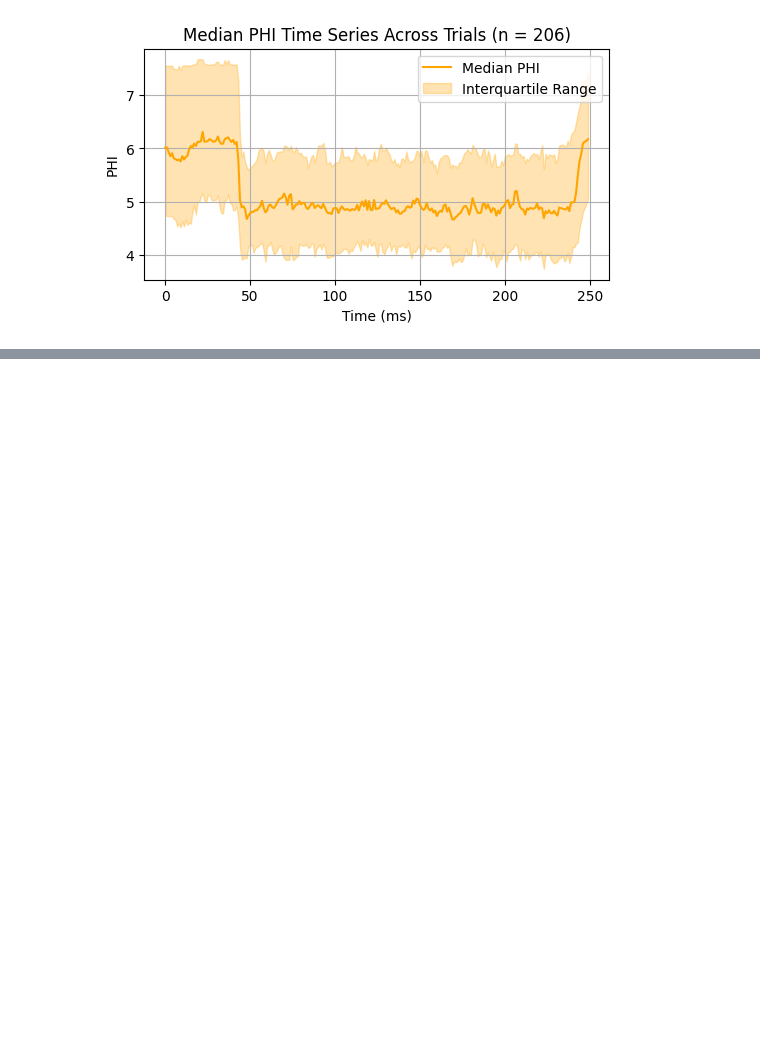
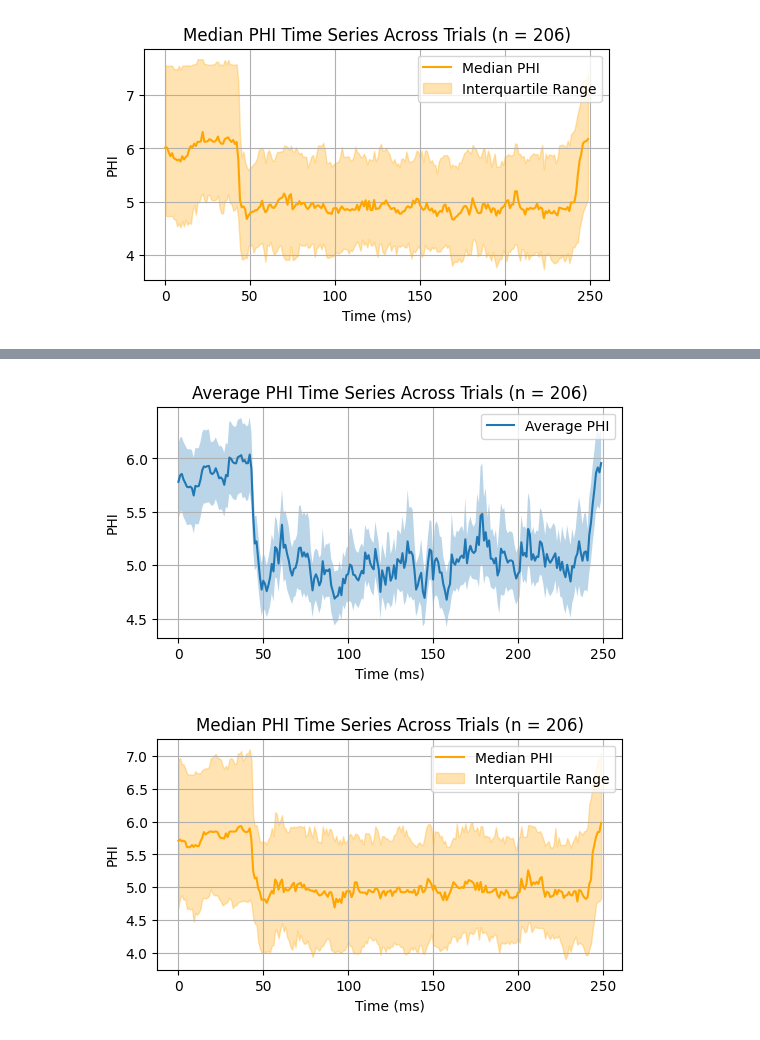
Before and after one commit to dralvima/IITmethods, a Jupyter notebook: Phi_EVPs.ipynb, the cells around one changed output, grey strips where cells are left out. Drawn from its saved outputs; the diff is of its cells as text; code cells hidden in the pictures; blank space fills up the shorter version.

```diff
--- a/Phi_EVPs.ipynb
+++ b/Phi_EVPs.ipynb
@@ -466,0 +670,60 @@ plt.show()
+# %%
+import seaborn as sns
+import warnings
+# Suppress annoying FutureWarnings from seaborn/panda
+warnings.filterwarnings('ignore', category=FutureWarning, message="use_inf_as_na option is deprecated")
+
+# Convert the list of PHI time series into a NumPy array for easier manipulation
+phi_time_series_array = np.array(phi_time_series_per_trial)
+
+# Calculate the average PHI time series
+average_phi_time_series = np.mean(phi_time_series_array, axis=0)
+
+# Calculate the standard error for the mean (SEM) to use for confidence intervals
+sem_phi_time_series = np.std(phi_time_series_array, axis=0, ddof=1) / np.sqrt(phi_time_series_array.shape[0])
+
+# Number of samples (trials) used for averaging
+num_samples = phi_time_series_array.shape[0]
+
+# Plot the average PHI time series with confidence intervals
+plt.figure(figsize=(6, 3))
+sns.lineplot(x=np.arange(average_phi_time_series.size), y=average_phi_time_series, label='Average PHI')
+plt.fill_between(np.arange(average_phi_time_series.size),
+                 average_phi_time_series - 1.96 * sem_phi_time_series,
+                 average_phi_time_series + 1.96 * sem_phi_time_series,
+                 alpha=0.3)
+
+plt.title(f'Average PHI Time Series Across Trials (n = {num_samples})')
+plt.xlabel('Time (ms)')
+plt.ylabel('PHI')
+plt.legend()
+plt.grid(True)
+plt.show()
+
+# For the median, we'll use the interquartile range (IQR) as a measure of variance
+# Calculating the 25th and 75th percentiles
+percentile_25 = np.percentile(phi_time_series_array, 25, axis=0)
+percentile_75 = np.percentile(phi_time_series_array, 75, axis=0)
+
+# Calculate the median PHI time series
+median_phi_time_series = np.median(phi_time_series_array, axis=0)
+
+# Plot the median PHI time series with IQR as the measure of variance
+plt.figure(figsize=(6, 3))
+# Median PHI line plot in orange
+sns.lineplot(x=np.arange(median_phi_time_series.size), y=median_phi_time_series, label='Median PHI', color='orange')
+# Filling the interquartile range (IQR) with a lighter shade of orange
+plt.fill_between(np.arange(median_phi_time_series.size),
+                 percentile_25,
+                 percentile_75,
+                 alpha=0.3, color='orange', label='Interquartile Range')
+
+plt.title(f'Median PHI Time Series Across Trials (n = {num_samples})')
+plt.xlabel('Time (ms)')
+plt.ylabel('PHI')
+plt.legend()
+plt.grid(True)
+plt.show()
+# %% [output]
+[figure, added]
+[figure, added]
```
Also changed, not shown: parts of 11 cells of this notebook.
